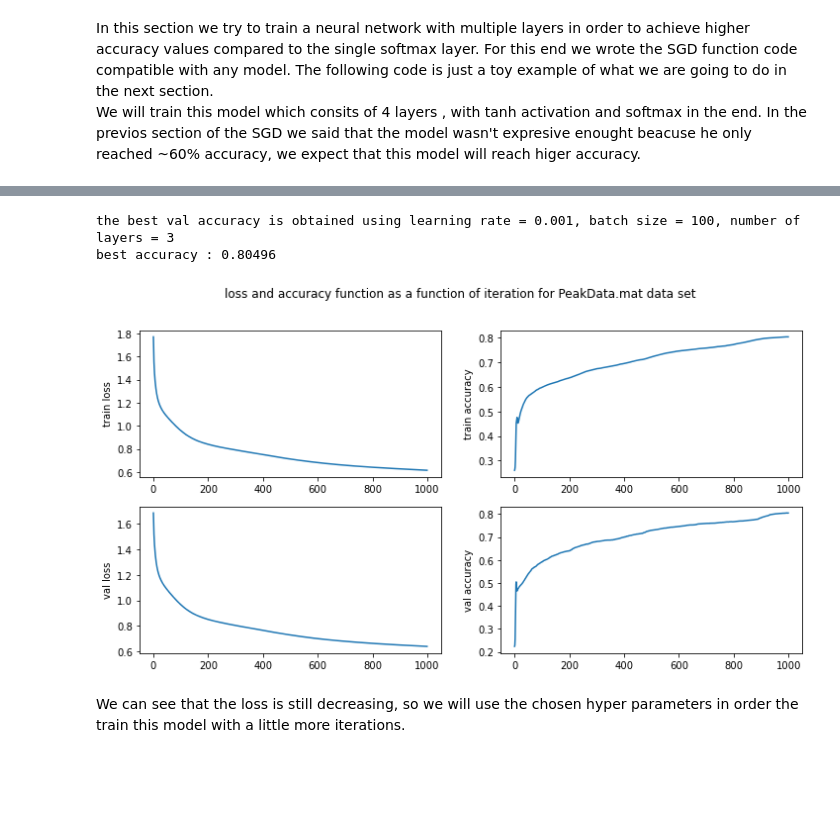
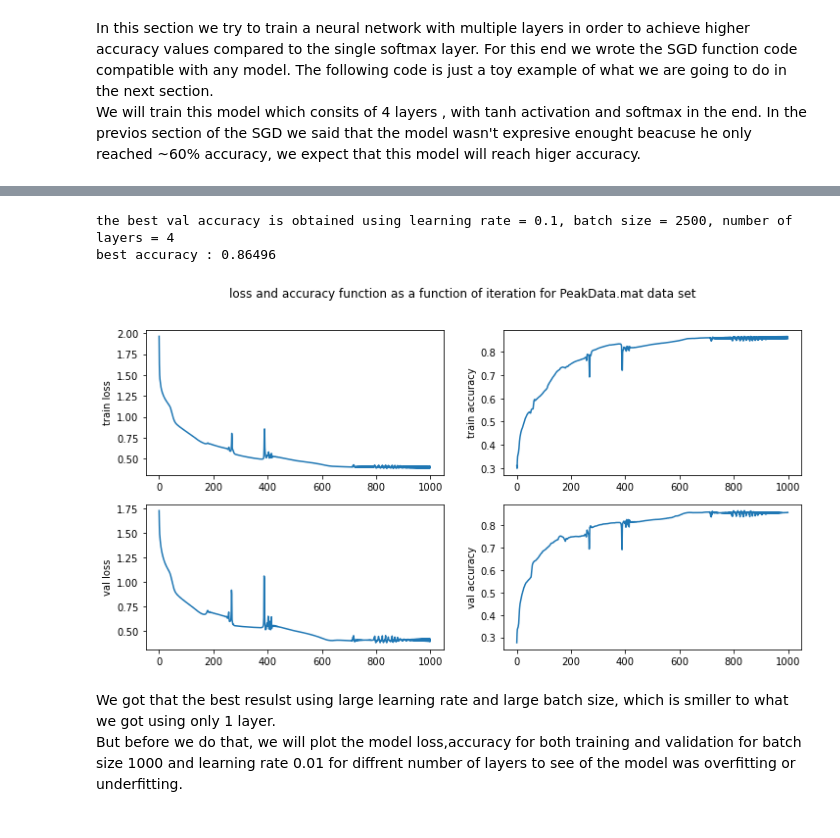
Before and after one commit to danikv/DeepLearningEx1, a Jupyter notebook: ASS01_315870808_316417591.ipynb, the cells around one changed output, grey strips where cells are left out. Drawn from its saved outputs; the diff is of its cells as text; code cells hidden in the pictures; blank space fills up the shorter version.

```diff
--- a/ASS01_315870808_316417591.ipynb
+++ b/ASS01_315870808_316417591.ipynb
@@ -1177,24 +1181,20 @@ model = sequential_model(
         linear_layer(2, 4, activation=tanh()),
         linear_layer(4, 8, activation=tanh()),
         linear_layer(8, 16, activation=tanh()),
-        linear_layer(16, 5, activation=softmax())
-)
-
-loss_train, accuracy_train, loss_val, accuracy_val =
-        SGD(model, X, Y, X_val, Y_val, 500, 0.1, cross_entropy_loss, 2500)
+        linear_layer(16, 5, activation=softmax()))
+loss_train, accuracy_train, loss_val, accuracy_val = SGD(model, X, Y,
+                    X_val, Y_val, 1000, 0.01, cross_entropy_loss, 1000)
+print('val accuracy : {}'.format(np.max(accuracy_val)))
 
 fig, axs = plt.subplots(2, 2, figsize=(12,6))
 fig.suptitle('loss and accuracy function as a function of iteration for PeakData.mat data set')
 
 axs[0][0].plot(loss_train)
 axs[0][0].set_ylabel('train loss')
-
 axs[0][1].plot(accuracy_train)
 axs[0][1].set_ylabel('train accuracy')
-
 axs[1][0].plot(loss_val)
 axs[1][0].set_ylabel('val loss')
-
 axs[1][1].plot(accuracy_val)
 axs[1][1].set_ylabel('val accuracy')
 
@@ -1209,8 +1213,10 @@ model2 = sequential_model(
         linear_layer(16, 5, activation=softmax())
 )
 
-loss_train, accuracy_train, loss_val, accuracy_val =
-        SGD(model2, X2, Y2, X2_val, Y2_val, 500, 0.1, cross_entropy_loss, 2500)
+loss_train, accuracy_train, loss_val, accuracy_val = SGD(model2, X2, Y2,
+                    X2_val, Y2_val, 1000, 0.01, cross_entropy_loss, 1000)
+
+print('val accuracy : {}'.format(np.max(accuracy_val)))
 
 fig, axs = plt.subplots(2, 2, figsize=(12,6))
 fig.suptitle('loss and accuracy function as a function of iteration for GMMData.mat data set ')
@@ -1237,12 +1244,13 @@ In this section we won't optimize the number of iterations, we will just assume
 # %%
 def model_init(num_layers, dim_in, dim_out):
     return sequential_model(
-            *[linear_layer(dim_in * pow(2, i), dim_in * pow(2, i+1),
+        *[linear_layer(dim_in * pow(2, i), dim_in * pow(2, i+1),
                            activation=tanh()) for i in range(num_layers - 1)],
-            linear_layer(dim_in * pow(2, num_layers - 1), dim_out, activation=softmax())
+        linear_layer(dim_in * pow(2, num_layers - 1), dim_out, activation=softmax())
         )
 
-def nn_grid_search(X, Y, X_val, Y_val, num_layers_values, learning_rate_values, batch_size_values):
+def nn_grid_search(X, Y, X_val, Y_val, num_layers_values,
+                   learning_rate_values, batch_size_values):
     train_accuracy = []
     val_accuracy = []
     val_loss = []
@@ -1251,18 +1259,19 @@ def nn_grid_search(X, Y, X_val, Y_val, num_layers_values, learning_rate_values,
             for batch_size in batch_size_values:
                 for num_layers in num_layers_values:
                     model = model_init(num_layers, X.shape[0], Y.shape[0])
-                    loss_train, accuracy_train, loss_val, accuracy_val =
-                            SGD(model, X, Y, X_val, Y_val, 1000, learning_rate,
-                                cross_entropy_loss, batch_size)
+                    loss_train, accuracy_train, loss_val, accuracy_val = SGD(model, X,
+                                                Y, X_val, Y_val, 1000, learning_rate,
+                                                cross_entropy_loss, batch_size)
                     train_accuracy.append(accuracy_train)
                     val_accuracy.append(accuracy_val)
                     train_loss.append(loss_train)
                     val_loss.append(loss_val)
     return train_accuracy, train_loss, val_accuracy, val_loss
 # %%
-learning_rates = [0.001]
+learning_rates = [0.1, 0.01, 0.001]
 batch_sizes = [100, 1000, 2500]
 num_layers = [2, 3, 4, 5]
 
-train_accuracy, train_loss, val_accuracy, val_loss =
-        nn_grid_search(X, Y, X_val, Y_val, num_layers, learning_rates, batch_sizes)
+train_accuracy, train_loss, val_accuracy, val_loss = nn_grid_search(X, Y,
+                                                X_val, Y_val, num_layers,
+                                                learning_rates, batch_sizes)
@@ -1269,31 +1280,30 @@ train_accuracy, train_loss, val_accuracy, val_loss =
 # %%
 max_values = list(map(lambda x : max(x), val_accuracy))
 index = np.argmax(max_values)
 
-print('the best val accuracy is obtained using learning rate = {}, batch size = {}, number of layers = {}'
-      .format( learning_rates[int(index / 25)],
-              batch_sizes[int(index / 5) % 5], num_layers[index % 5]))
+print('the best val accuracy is obtained using learning rate = {}, batch size = {}, number of layers = {}'.format( learning_rates[int(index / 12)],  batch_sizes[int(index / 4) % 3], num_layers[index % 4]))
 print('best accuracy : {}'.format(np.max(max_values)))
 
 fig, axs = plt.subplots(2, 2, figsize=(12,6))
 fig.suptitle('loss and accuracy function as a function of iteration for PeakData.mat data set')
 
 axs[0][0].plot(train_loss[index])
 axs[0][0].set_ylabel('train loss')
 
 axs[0][1].plot(train_accuracy[index])
 axs[0][1].set_ylabel('train accuracy')
 
 axs[1][0].plot(val_loss[index])
 axs[1][0].set_ylabel('val loss')
 
 axs[1][1].plot(val_accuracy[index])
 axs[1][1].set_ylabel('val accuracy')
 
 plt.show()
 # %% [output]
-the best val accuracy is obtained using learning rate = 0.001, batch size = 100, number of layers = 3
-best accuracy : 0.80496
+the best val accuracy is obtained using learning rate = 0.1, batch size = 2500, number of layers = 4
+best accuracy : 0.86496
-[figure, old version]
+[figure, new version]
-# %% [markdown]
-We can see that the loss is still decreasing, so we will use the chosen hyper parameters in order the train this model with a little more iterations.
+# %% [markdown]
+We got that the best resulst using large learning rate and large batch size, which is smiller to what we got using only 1 layer.<br>
+But before we do that, we will plot the model loss,accuracy for both training and validation for batch size 1000 and learning rate 0.01 for diffrent number of layers to see of the model was overfitting or underfitting.<br><br>
```
Also changed, not shown: parts of 77 cells of this notebook, 3 other files.
